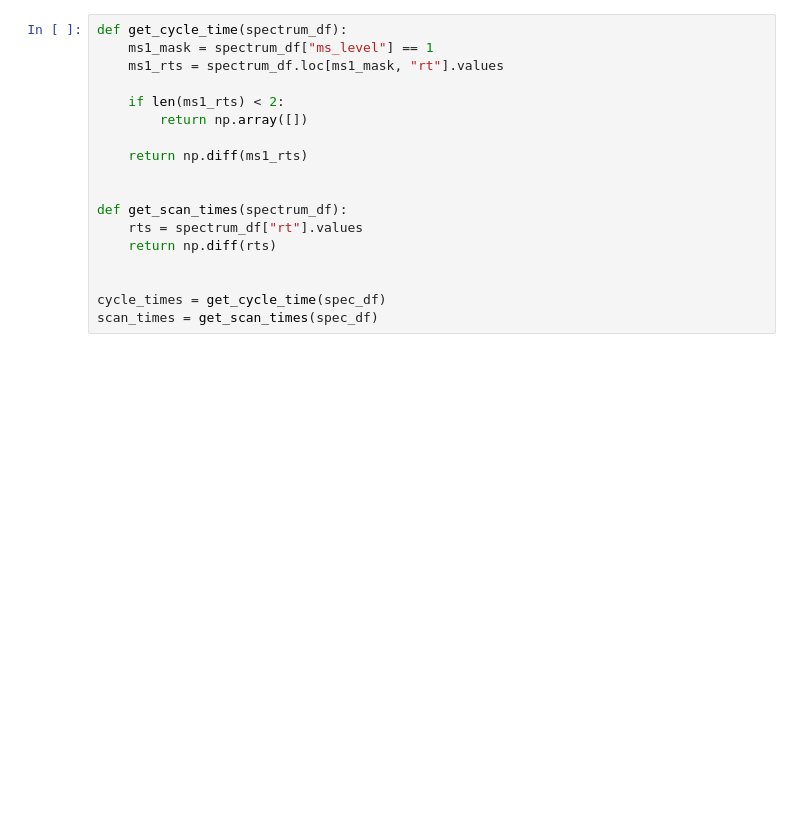
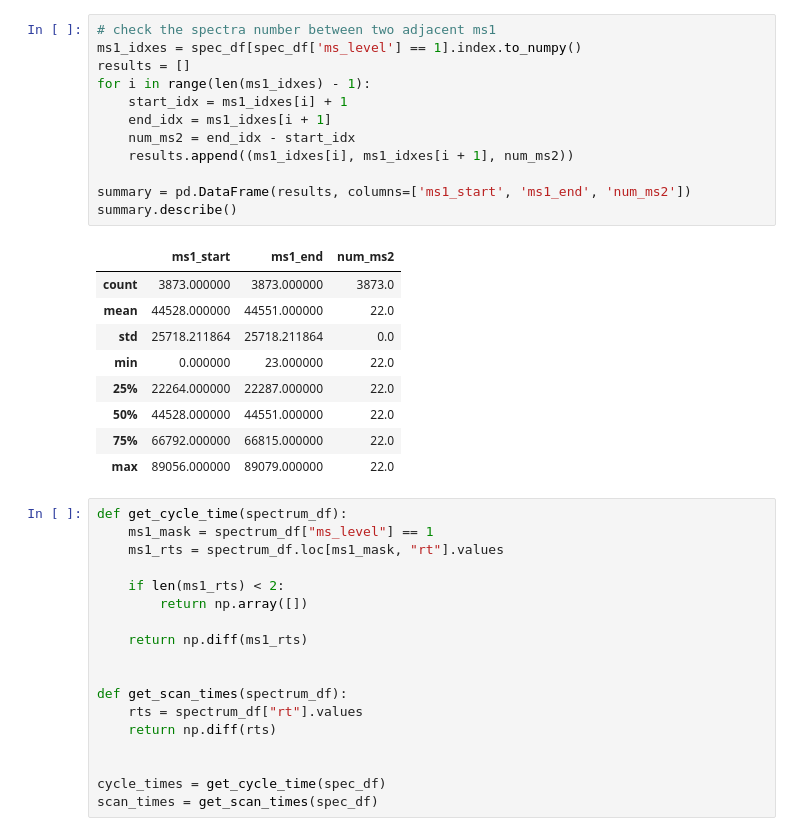
Before and after one commit to 5h4ng/DIA-Aspire-rescore, a Jupyter notebook: notebooks/explore_alpharaw.ipynb, the cells around one changed output. Cells and saved outputs as stored; diff of their text form; blank space fills up the shorter version.

```diff
--- a/notebooks/explore_alpharaw.ipynb
+++ b/notebooks/explore_alpharaw.ipynb
@@ -26,4 +36,26 @@ spec_df
 89081 rows × 9 columns
+# %%
+# check the spectra number between two adjacent ms1
+ms1_idxes = spec_df[spec_df['ms_level'] == 1].index.to_numpy()
+results = []
+for i in range(len(ms1_idxes) - 1):
+    start_idx = ms1_idxes[i] + 1
+    end_idx = ms1_idxes[i + 1]
+    num_ms2 = end_idx - start_idx
+    results.append((ms1_idxes[i], ms1_idxes[i + 1], num_ms2))
+
+summary = pd.DataFrame(results, columns=['ms1_start', 'ms1_end', 'num_ms2'])
+summary.describe()
+# %% [output]
+|  | ms1_start | ms1_end | num_ms2 |
+| count | 3873.000000 | 3873.000000 | 3873.0 |
+| mean | 44528.000000 | 44551.000000 | 22.0 |
+| std | 25718.211864 | 25718.211864 | 0.0 |
+| min | 0.000000 | 23.000000 | 22.0 |
+| 25% | 22264.000000 | 22287.000000 | 22.0 |
+| 50% | 44528.000000 | 44551.000000 | 22.0 |
+| 75% | 66792.000000 | 66815.000000 | 22.0 |
+| max | 89056.000000 | 89079.000000 | 22.0 |
 # %%
 def get_cycle_time(spectrum_df):
     ms1_mask = spectrum_df["ms_level"] == 1
```
Also changed, not shown: parts of 5 cells of this notebook, 1 other file.
